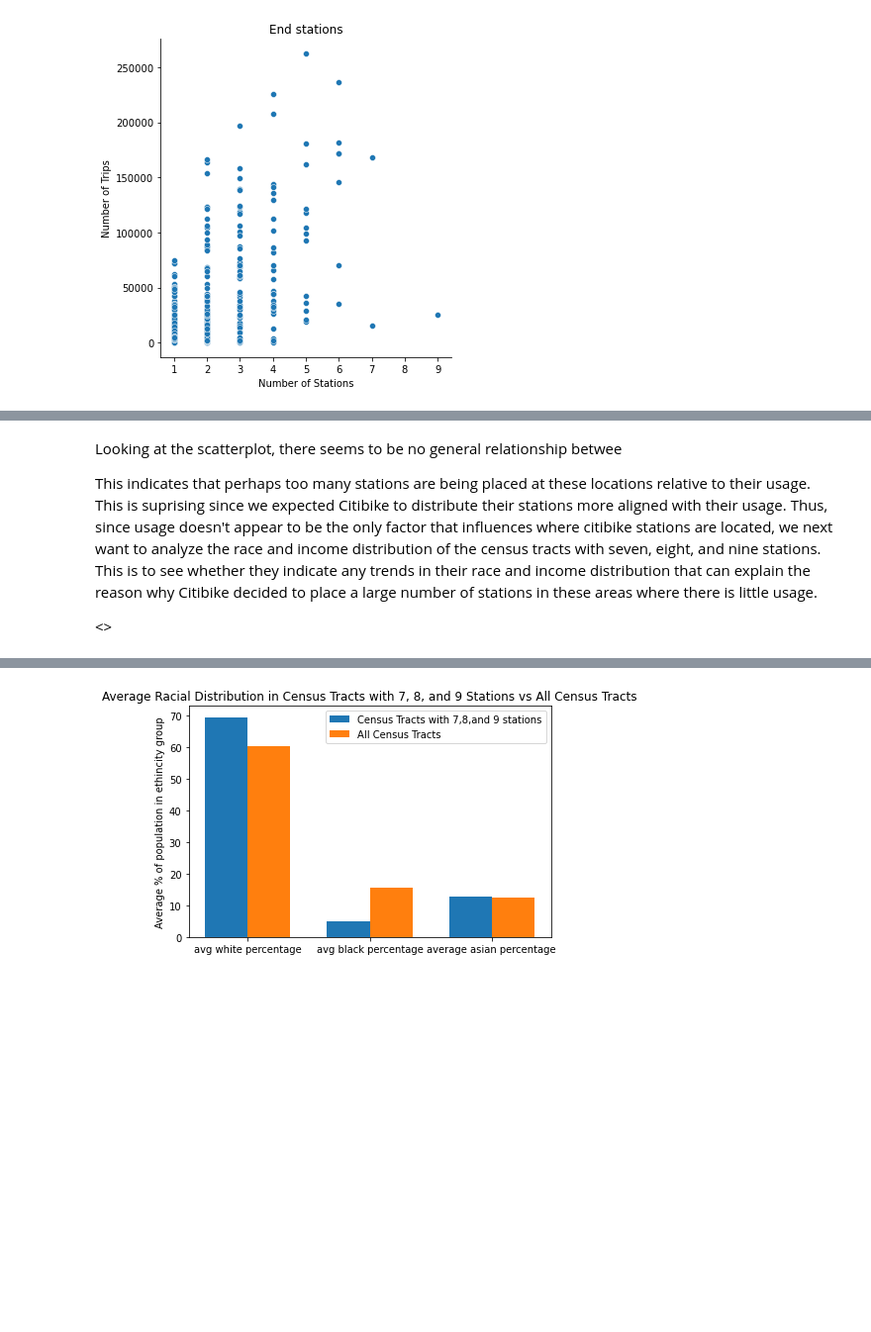
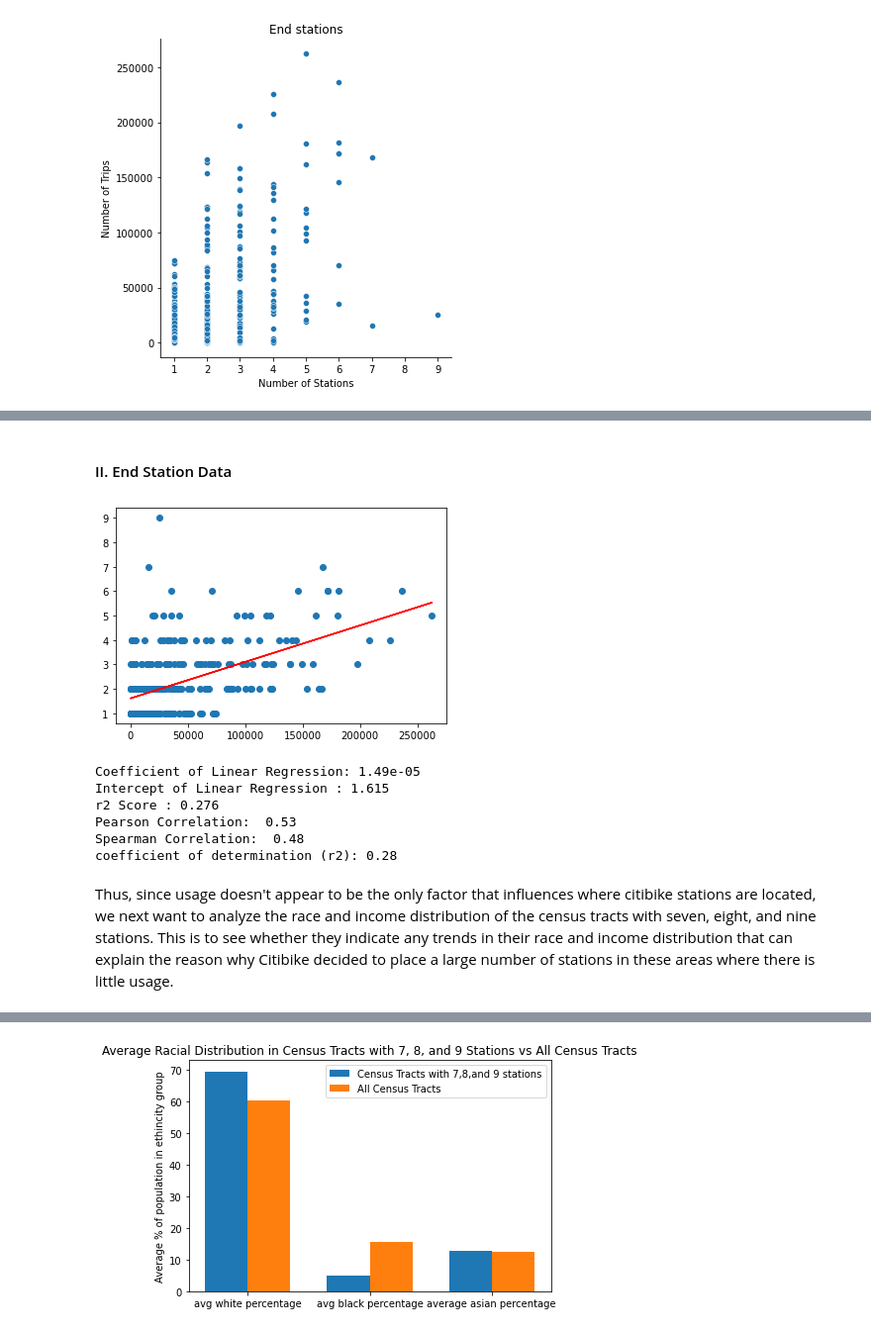
Before and after one commit to shljessie/INFO-2950, a Jupyter notebook: project_phase_submissions/final.ipynb, the cells around one changed output, grey strips where cells are left out. Shown: that part at 99% size. Saved outputs shown, nothing was run; the diff lists cells and outputs as text; code cells hidden in the pictures; blank space fills up the shorter version.

```diff
--- a/project_phase_submissions/final.ipynb
+++ b/project_phase_submissions/final.ipynb
@@ -343,6 +425,49 @@ plt.show()
+# %% [markdown]
+#### II. End Station Data
+# %%
+X = trips_end_df.iloc[:, 2].values.reshape(-1, 1)
+Y = trips_end_df.iloc[:, 1].values.reshape(-1, 1)
+linear_regressor = LinearRegression()
+lr=linear_regressor.fit(X, Y)
+Y_pred = linear_regressor.predict(X)
+plt.scatter(X, Y)
+plt.plot(X, Y_pred, color='red')
+plt.show()
+
+r2=r2_score(Y, Y_pred)
+print("Coefficient of Linear Regression: {:.3g}".format(lr.coef_[0][0]))
+print("Intercept of Linear Regression : {:.3f}".format(lr.intercept_[0]))
+print("r2 Score : {:.3f}".format(r2))
+
+# pearson and spearman correlation calculation
+pear_corr=trips_end_df['Number of Stations'].corr(trips_end_df['Number of Trips'])
+sp_corr= trips_end_df['Number of Stations'].corr(trips_end_df['Number of Trips'],method='spearman')
+
+print('Pearson Correlation: ',"{:.2f}".format(pear_corr))
+print('Spearman Correlation: ',"{:.2f}".format(sp_corr))
+
+residual = Y-Y_pred
+mean_Y= np.mean(Y)
+
+#find the sum of residual squared
+rsq=residual *residual
+ssr =sum(rsq)
+
+#find sum of total sqaured
+sst = sum((Y-mean_Y)**2)
+
+#coefficient of determination
+deter=ssr/sst
+print("coefficient of determination (r2): {:.2f}".format(1-deter[0]))
+# %% [output]
+[figure, added]
+Coefficient of Linear Regression: 1.49e-05
+Intercept of Linear Regression : 1.615
+r2 Score : 0.276
+Pearson Correlation:  0.53
+Spearman Correlation:  0.48
+coefficient of determination (r2): 0.28
 # %% [markdown]
-Looking at the scatterplot, there seems to be no general relationship betwee
 
-This indicates that perhaps too many stations are being placed at these locations relative to their usage. This is suprising since we expected Citibike to distribute their stations more aligned with their usage. Thus, since usage doesn't appear to be the only factor that influences where citibike stations are located, we next want to analyze the race and income distribution of the census tracts with seven, eight, and nine stations. This is to see whether they indicate any trends in their race and income distribution that can explain the reason why Citibike decided to place a large number of stations in these areas where there is little usage.
 
-<>
+Thus, since usage doesn't appear to be the only factor that influences where citibike stations are located, we next want to analyze the race and income distribution of the census tracts with seven, eight, and nine stations. This is to see whether they indicate any trends in their race and income distribution that can explain the reason why Citibike decided to place a large number of stations in these areas where there is little usage.
```
Also changed, not shown: parts of 16 cells of this notebook.
